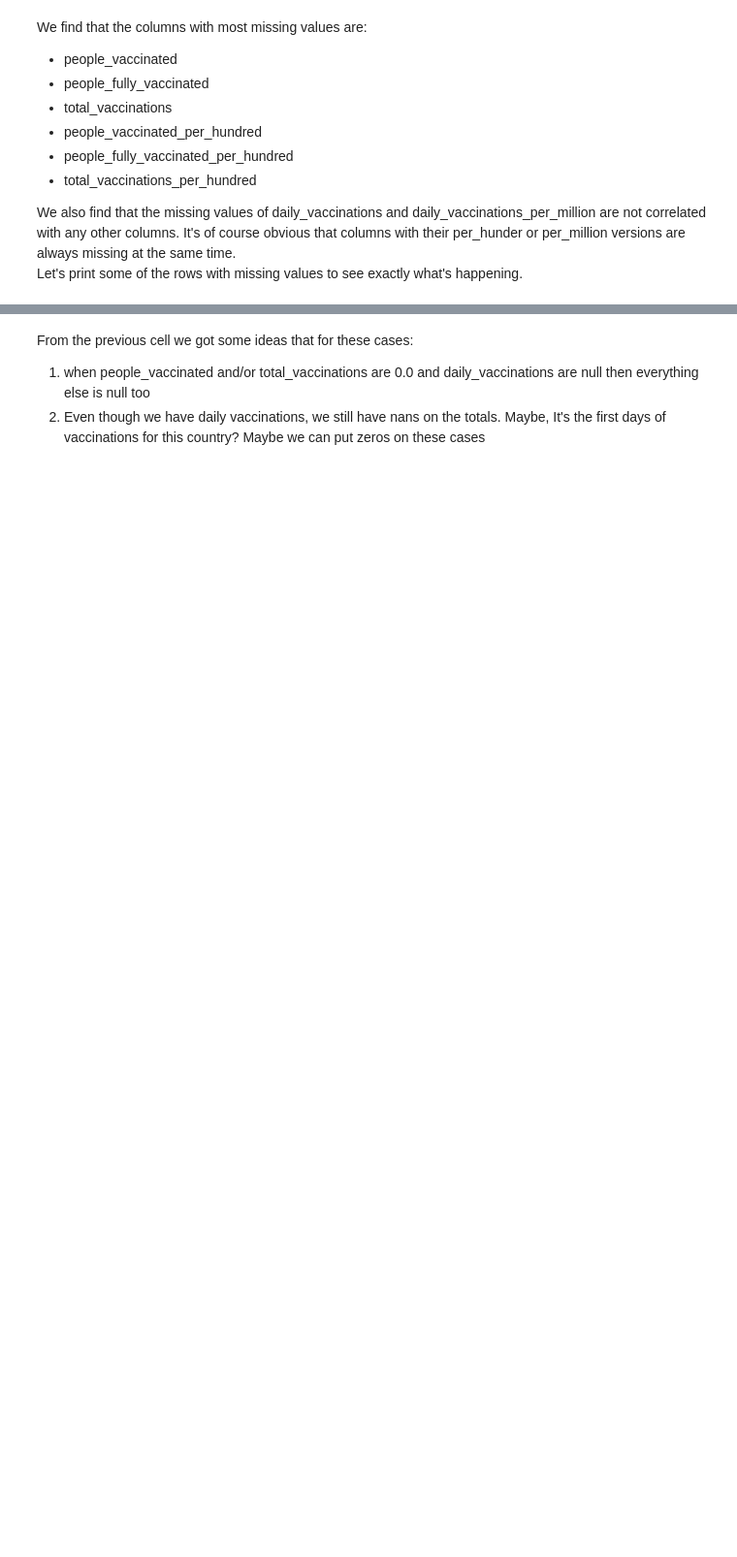
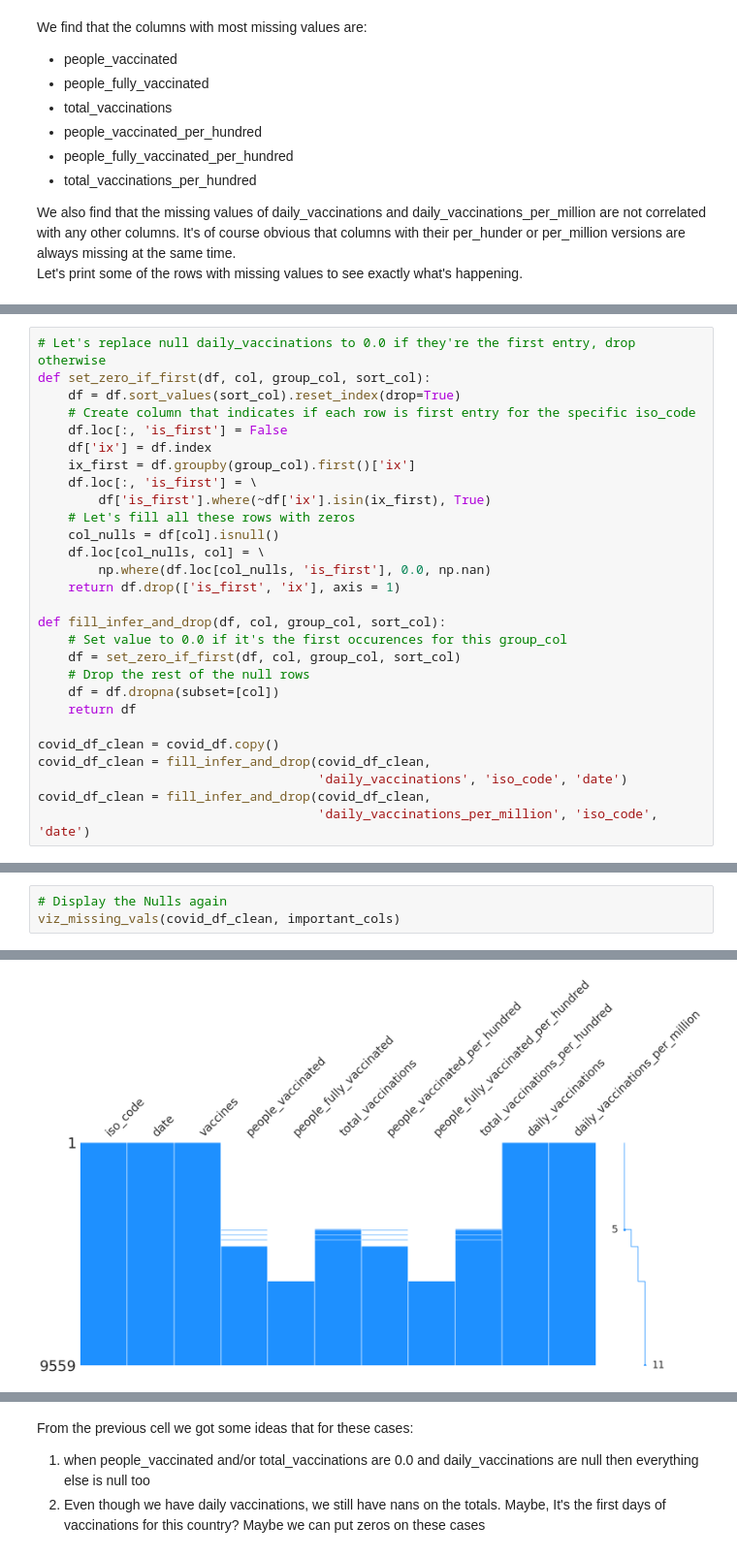
Before and after one commit to drkostas/covid19-vaccinations-predict, a Jupyter notebook: project.ipynb, the cells around one changed output, grey strips where cells are left out. Shown at 97% size. Saved outputs shown, nothing was run; the diff lists cells and outputs as text; blank space fills up the shorter version.

```diff
--- a/project.ipynb
+++ b/project.ipynb
@@ -309,0 +366,28 @@ display(covid_df[covid_df['people_vaccinated'].isna()].head(n=2))
+# %%
+# Let's replace null daily_vaccinations to 0.0 if they're the first entry, drop otherwise
+def set_zero_if_first(df, col, group_col, sort_col):
+    df = df.sort_values(sort_col).reset_index(drop=True)
+    # Create column that indicates if each row is first entry for the specific iso_code
+    df.loc[:, 'is_first'] = False
+    df['ix'] = df.index
+    ix_first = df.groupby(group_col).first()['ix']
+    df.loc[:, 'is_first'] = \
+        df['is_first'].where(~df['ix'].isin(ix_first), True)
+    # Let's fill all these rows with zeros
+    col_nulls = df[col].isnull()
+    df.loc[col_nulls, col] = \
+        np.where(df.loc[col_nulls, 'is_first'], 0.0, np.nan)
+    return df.drop(['is_first', 'ix'], axis = 1)
+
+def fill_infer_and_drop(df, col, group_col, sort_col):
+    # Set value to 0.0 if it's the first occurences for this group_col
+    df = set_zero_if_first(df, col, group_col, sort_col)
+    # Drop the rest of the null rows
+    df = df.dropna(subset=[col])
+    return df
+
+covid_df_clean = covid_df.copy()
+covid_df_clean = fill_infer_and_drop(covid_df_clean,
+                                     'daily_vaccinations', 'iso_code', 'date')
+covid_df_clean = fill_infer_and_drop(covid_df_clean,
+                                     'daily_vaccinations_per_million', 'iso_code', 'date')
@@ -309,0 +502,4 @@ display(covid_df[covid_df['people_vaccinated'].isna()].head(n=2))
+# %%
+# Display the Nulls again
+viz_missing_vals(covid_df_clean, important_cols)
+# %% [output]
@@ -309,0 +519 @@ display(covid_df[covid_df['people_vaccinated'].isna()].head(n=2))
+[figure, added]
```
Also changed, not shown: parts of 17 cells of this notebook.
